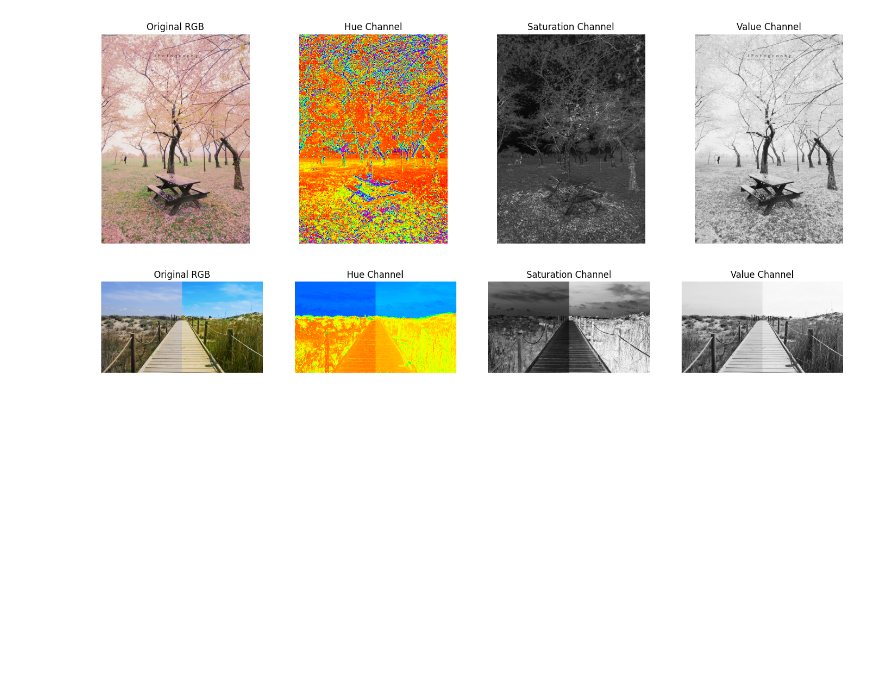
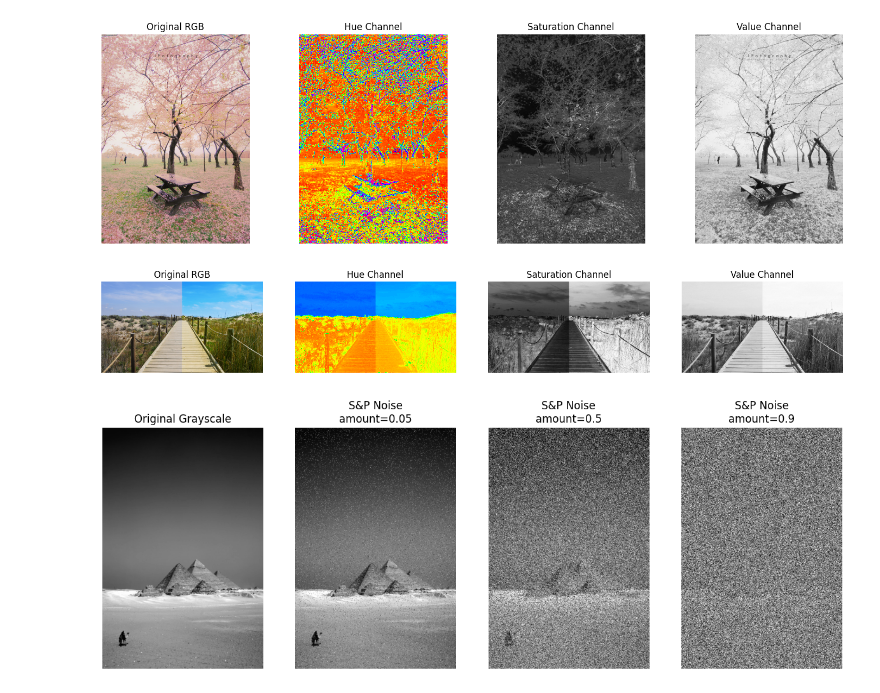
Before and after one commit to HossamMo123/IP_Requirment_1-2, a Jupyter notebook: Lab_1_std.ipynb, the cells around one changed output. Cells and saved outputs as stored; diff of their text form; code cells hidden in the pictures; blank space fills up the shorter version.

```diff
--- a/Lab_1_std.ipynb
+++ b/Lab_1_std.ipynb
@@ -247,3 +251,31 @@ http://scikit-image.org/docs/dev/api/skimage.util.html#skimage.util.random_noise
+# %%
+
+def apply_salt_pepper(image, amounts):
+    """
+    Convert image to grayscale, then apply
+    salt & pepper noise with different amounts.
+    Display results side by side.
+    """
+    gray = rgb2gray(image)
+
+    fig, axes = plt.subplots(1, len(amounts) + 1, figsize=(15, 5))
+
+    axes[0].imshow(gray, cmap="gray")
+    axes[0].set_title("Original Grayscale")
+    axes[0].axis("off")
+
+    for i, amt in enumerate(amounts):
+        noisy_img = random_noise(gray, mode='s&p', amount=amt)
+        axes[i+1].imshow(noisy_img, cmap="gray")
+        axes[i+1].set_title(f"S&P Noise\namount={amt}")
+        axes[i+1].axis("off")
+
+    plt.show()
+# %%
+image = io.imread('pyramids.jpeg')
+apply_salt_pepper(image, [0.05, 0.5, 0.9])
+# %% [output]
+[figure, added]
 # %%
 '''
 Requirement 3 (Histogram):
```
Also changed, not shown: parts of 5 cells of this notebook.
